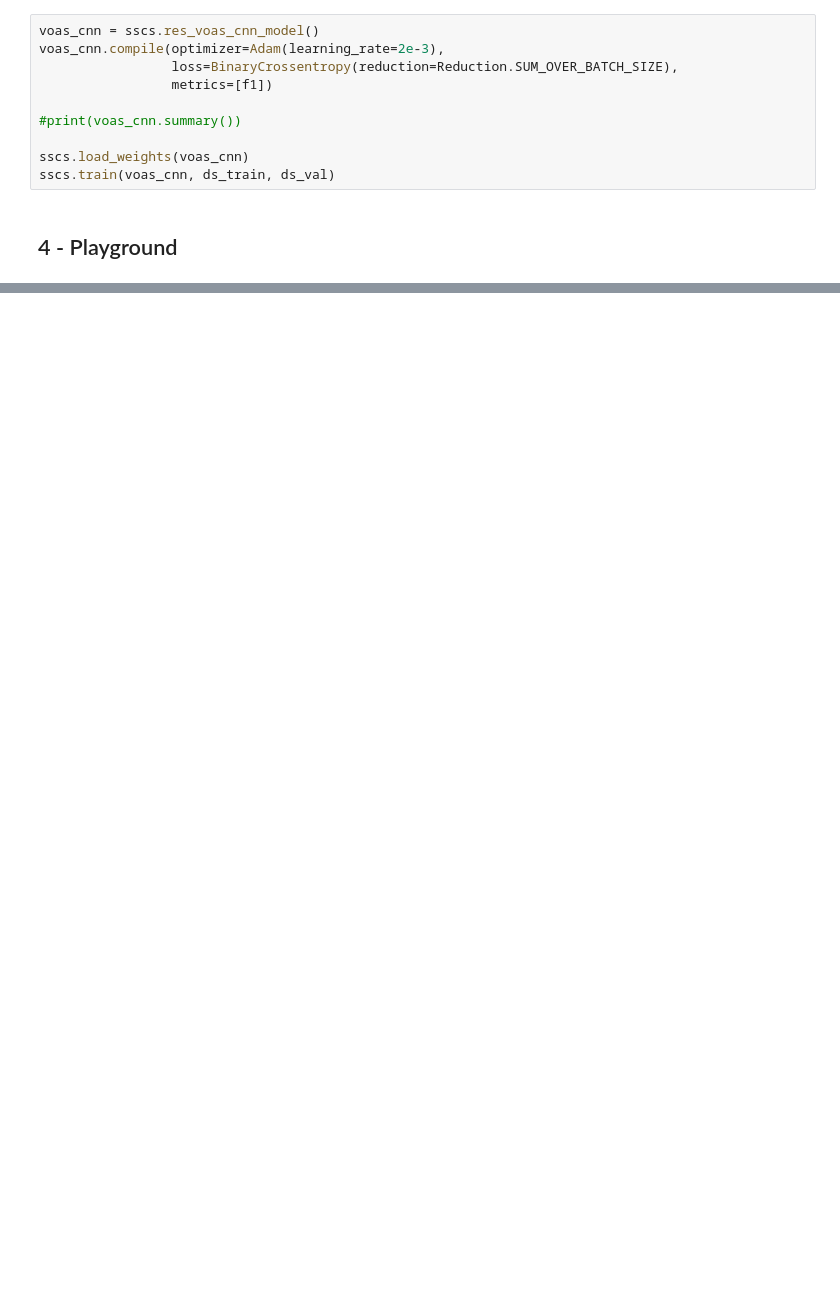
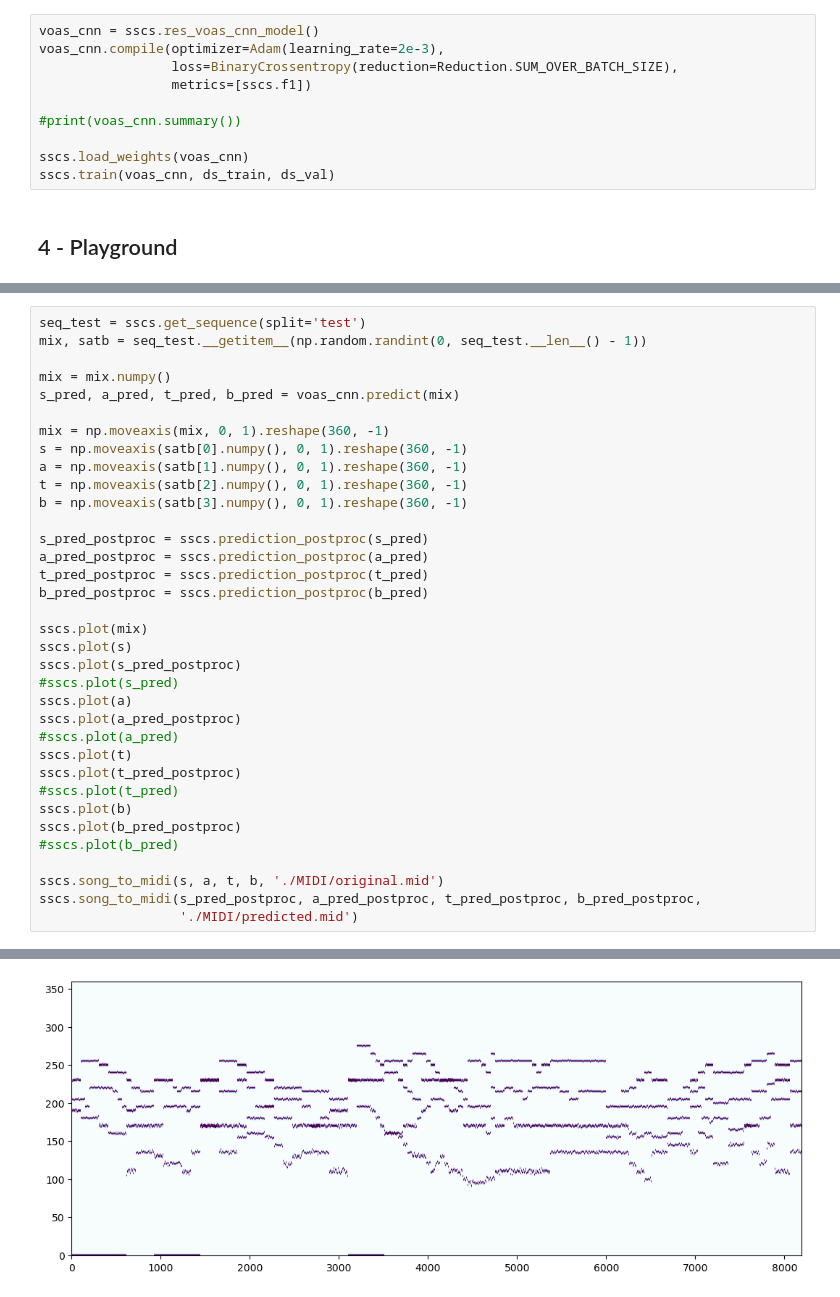
Before and after one commit to Xornotor/VocalAssignment-SSCS, a Jupyter notebook: SSCS_Training.ipynb, the cells around one changed output, grey strips where cells are left out. Saved outputs shown, nothing was run; the diff lists cells and outputs as text; blank space fills up the shorter version.

```diff
--- a/SSCS_Training.ipynb
+++ b/SSCS_Training.ipynb
@@ -96,7 +60,7 @@ def f1(y_true, y_pred):
 voas_cnn = sscs.res_voas_cnn_model()
 voas_cnn.compile(optimizer=Adam(learning_rate=2e-3),
                  loss=BinaryCrossentropy(reduction=Reduction.SUM_OVER_BATCH_SIZE),
-                 metrics=[f1])
+                 metrics=[sscs.f1])
 
 #print(voas_cnn.summary())
 
@@ -181,0 +71,36 @@ sscs.song_to_midi(s_pred_postproc, a_pred_postproc, t_pred_postproc, b_pred_post
+# %%
+seq_test = sscs.get_sequence(split='test')
+mix, satb = seq_test.__getitem__(np.random.randint(0, seq_test.__len__() - 1))
+
+mix = mix.numpy()
+s_pred, a_pred, t_pred, b_pred = voas_cnn.predict(mix)
+
+mix = np.moveaxis(mix, 0, 1).reshape(360, -1)
+s = np.moveaxis(satb[0].numpy(), 0, 1).reshape(360, -1)
+a = np.moveaxis(satb[1].numpy(), 0, 1).reshape(360, -1)
+t = np.moveaxis(satb[2].numpy(), 0, 1).reshape(360, -1)
+b = np.moveaxis(satb[3].numpy(), 0, 1).reshape(360, -1)
+
+s_pred_postproc = sscs.prediction_postproc(s_pred)
+a_pred_postproc = sscs.prediction_postproc(a_pred)
+t_pred_postproc = sscs.prediction_postproc(t_pred)
+b_pred_postproc = sscs.prediction_postproc(b_pred)
+
+sscs.plot(mix)
+sscs.plot(s)
+sscs.plot(s_pred_postproc)
+#sscs.plot(s_pred)
+sscs.plot(a)
+sscs.plot(a_pred_postproc)
+#sscs.plot(a_pred)
+sscs.plot(t)
+sscs.plot(t_pred_postproc)
+#sscs.plot(t_pred)
+sscs.plot(b)
+sscs.plot(b_pred_postproc)
+#sscs.plot(b_pred)
+
+sscs.song_to_midi(s, a, t, b, './MIDI/original.mid')
+sscs.song_to_midi(s_pred_postproc, a_pred_postproc, t_pred_postproc, b_pred_postproc,
+                  './MIDI/predicted.mid')
+# %% [output]
@@ -181,0 +110 @@ sscs.song_to_midi(s_pred_postproc, a_pred_postproc, t_pred_postproc, b_pred_post
+[figure, added]
```
Also changed, not shown: parts of 7 cells of this notebook, 1 other file.
